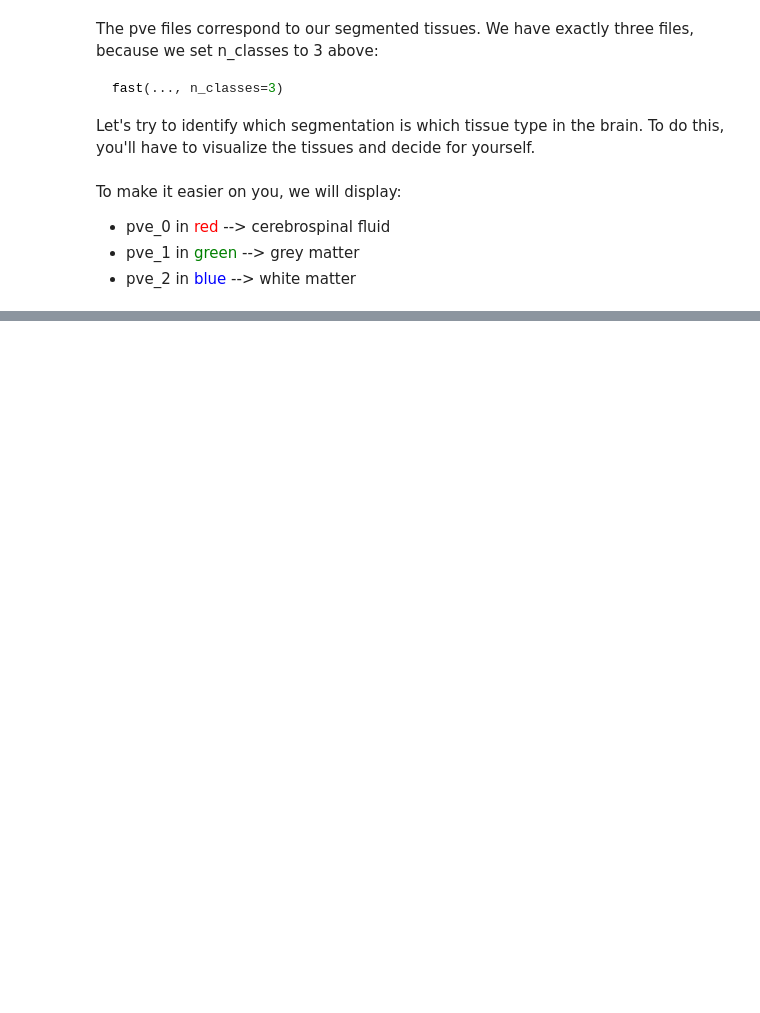
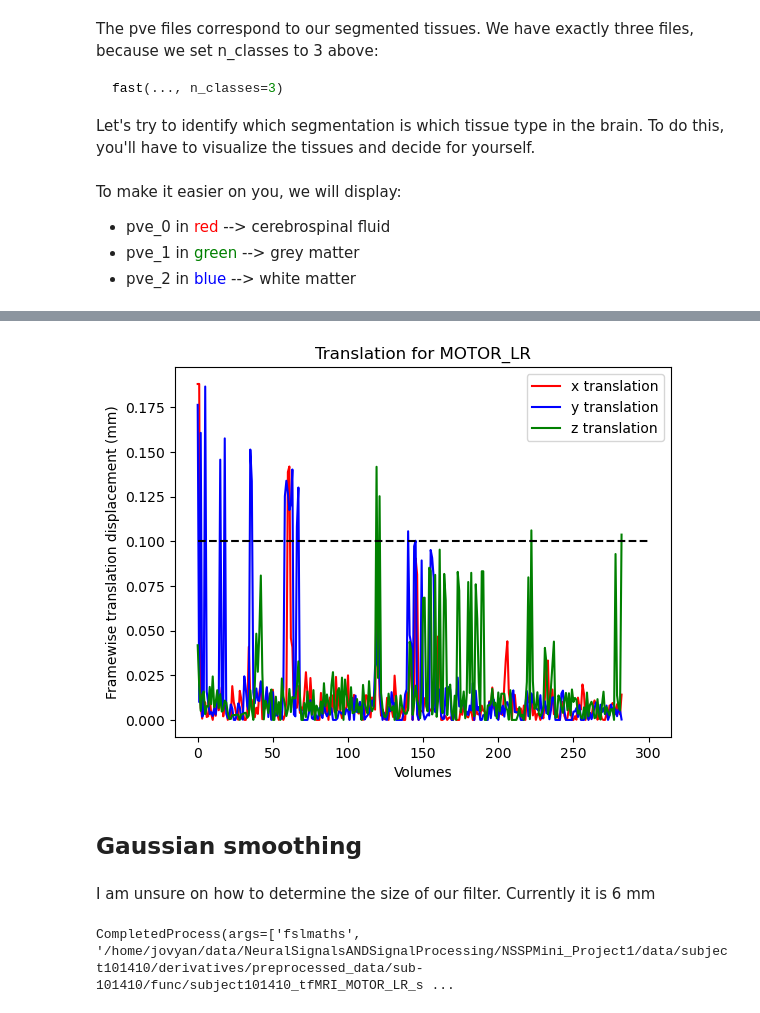
Before and after one commit to Rose-Kapps/NSSPMini_Project1, a Jupyter notebook: mini_project_1.ipynb, the cells around one changed output, grey strips where cells are left out. Cells and saved outputs as stored; diff of their text form; code cells hidden in the pictures; blank space fills up the shorter version.

Commit message:
Concatenate, Motion correction, Smoothing

```diff
--- a/mini_project_1.ipynb
+++ b/mini_project_1.ipynb
@@ -383,0 +589,42 @@ fsleyesDisplay.displayCtx.getOpts(fsleyesDisplay.overlayList[3]).cmap = 'Blue'
+# %%
+def load_mot_params_fsl_6_dof(path):
+    return pd.read_csv(path, sep='  ', header=None,
+            engine='python', names=['Rotation x', 'Rotation y', 'Rotation z','Translation x', 'Translation y', 'Translation z'])
+
+mot_params = load_mot_params_fsl_6_dof(op.join(preproc_root, 'sub-101410', 'func', 'subject101410_tfMRI_MOTOR_LR_scaled_bold_moco.par'))
+
+# Getting the translation is easy
+trans_x = mot_params["Translation x"]
+trans_y = mot_params["Translation y"]
+trans_z = mot_params["Translation z"]
+# Now, we want a 0.2mm with respect to previous frame:
+disp_x = np.diff(trans_x)
+disp_y = np.diff(trans_y)
+disp_z = np.diff(trans_z)
+# Lastly, we can ask for displacements (in absolute value) above 0.2mm and plot it to be clear:
+threshold=0.1
+plt.plot(np.abs(disp_x), 'r', label='x translation')
+plt.plot(np.abs(disp_y), 'b', label='y translation')
+plt.plot(np.abs(disp_z), 'g', label='z translation')
+
+plt.legend()
+
+plt.hlines(threshold, 0, 300,colors='black', linestyles='dashed', label='FD threshold')
+plt.xlabel("Volumes")
+plt.ylabel("Framewise translation displacement (mm)")
+plt.title("Translation for MOTOR_LR")
+plt.show()
+# %% [output]
+[figure, added]
+# %% [markdown]
+## Gaussian smoothing
+# %% [markdown]
+I am unsure on how to determine the size of our filter. Currently it is 6 mm
+# %%
+import subprocess
+output_path = op.join(preproc_root, 'sub-101410', 'func', 'subject101410_tfMRI_MOTOR_LR_scaled_bold_moco.nii.gz')
+
+cmd = 'fslmaths {} -s {} {}_smoothed-6mm'.format(output_path, 6/2.3548, output_path)
+subprocess.run(['fslmaths',output_path, '-s', str(6/2.3548), '{}_smoothed-6mm'.format(output_path)])
+# %% [output]
+CompletedProcess(args=['fslmaths', '/home/jovyan/data/NeuralSignalsANDSignalProcessing/NSSPMini_Project1/data/subject101410/derivatives/preprocessed_data/sub-101410/func/subject101410_tfMRI_MOTOR_LR_s ...
```
Also changed, not shown: parts of 25 cells of this notebook.
